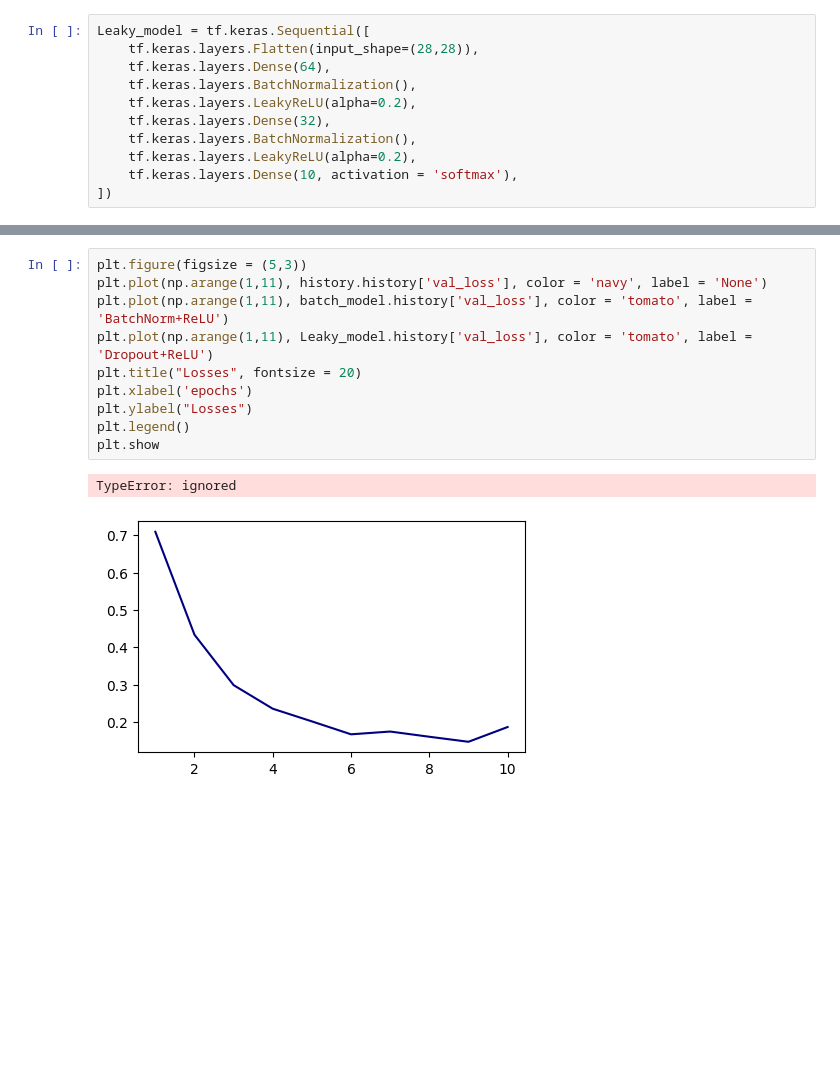
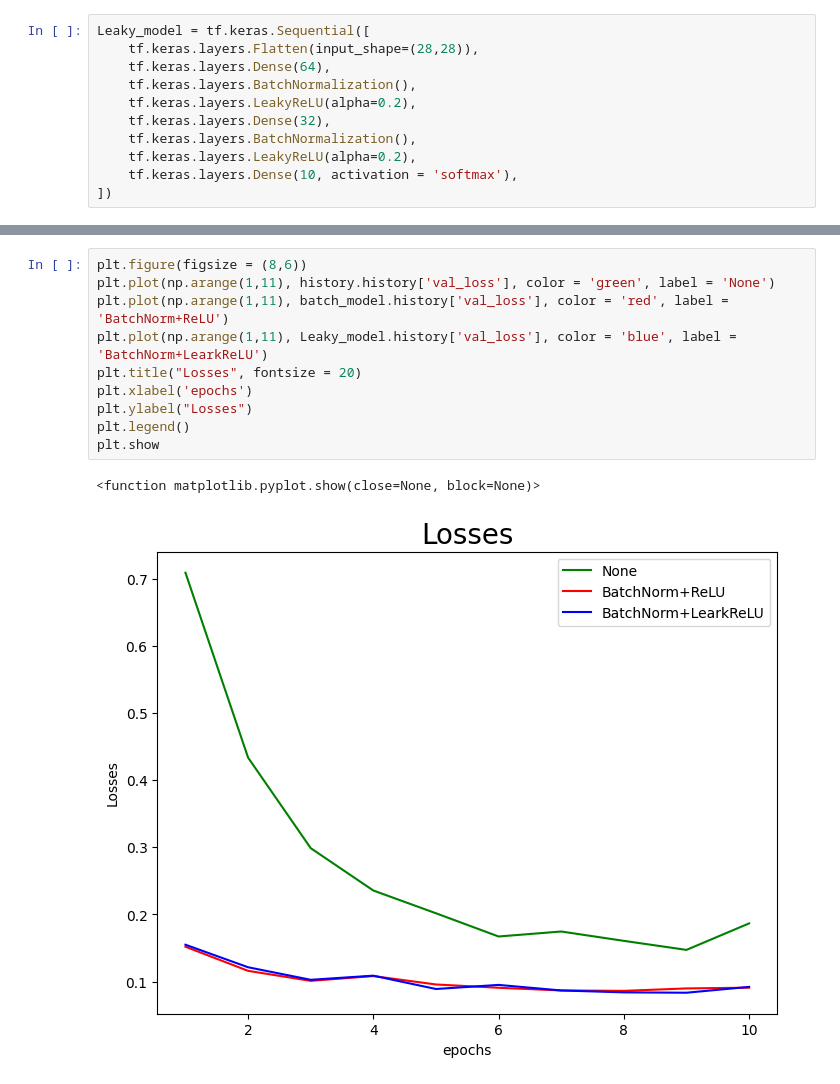
Before and after one commit to Hyuncastl/MACHINE_LEARNING, a Jupyter notebook: 4_17_7주차.ipynb, the cells around one changed output, grey strips where cells are left out. Saved outputs shown, nothing was run; the diff lists cells and outputs as text; blank space fills up the shorter version.

```diff
--- a/4_17_7주차.ipynb
+++ b/4_17_7주차.ipynb
@@ -626,13 +626,13 @@ Epoch 10/10
 # %%
-plt.figure(figsize = (5,3))
-plt.plot(np.arange(1,11), history.history['val_loss'], color = 'navy', label = 'None')
-plt.plot(np.arange(1,11), batch_model.history['val_loss'], color = 'tomato', label = 'BatchNorm+ReLU')
-plt.plot(np.arange(1,11), Leaky_model.history['val_loss'], color = 'tomato', label = 'Dropout+ReLU')
+plt.figure(figsize = (8,6))
+plt.plot(np.arange(1,11), history.history['val_loss'], color = 'green', label = 'None')
+plt.plot(np.arange(1,11), batch_model.history['val_loss'], color = 'red', label = 'BatchNorm+ReLU')
+plt.plot(np.arange(1,11), Leaky_model.history['val_loss'], color = 'blue', label = 'BatchNorm+LearkReLU')
 plt.title("Losses", fontsize = 20)
 plt.xlabel('epochs')
 plt.ylabel("Losses")
 plt.legend()
 plt.show
 # %% [output]
-TypeError: ignored
+<function matplotlib.pyplot.show(close=None, block=None)>
-[figure, old version]
+[figure, new version]
```
Also changed, not shown: parts of 3 cells of this notebook.
